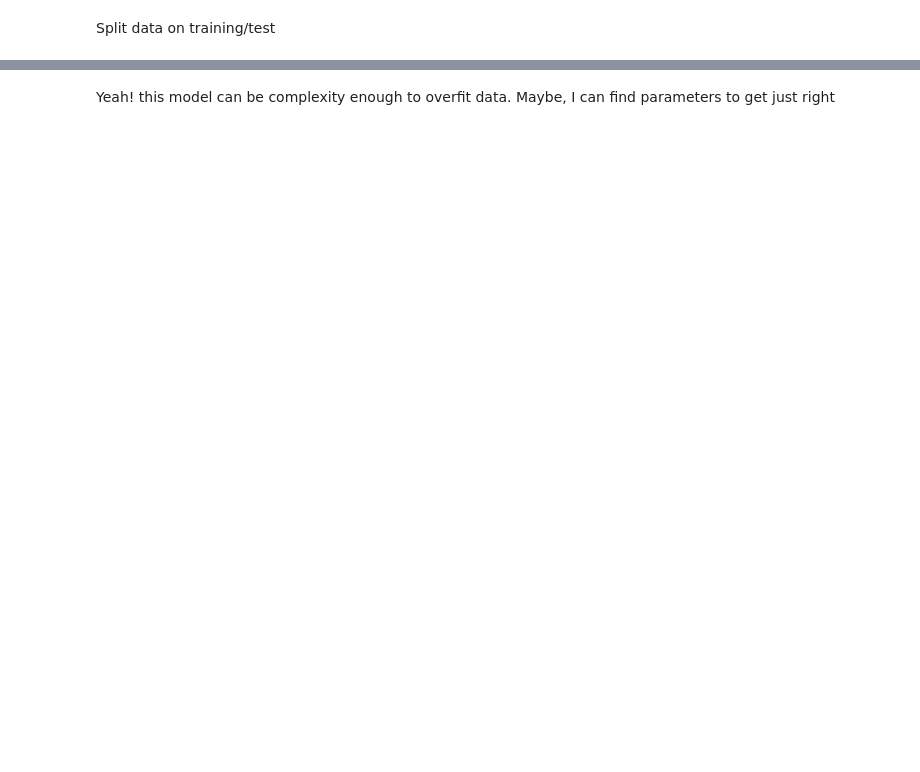
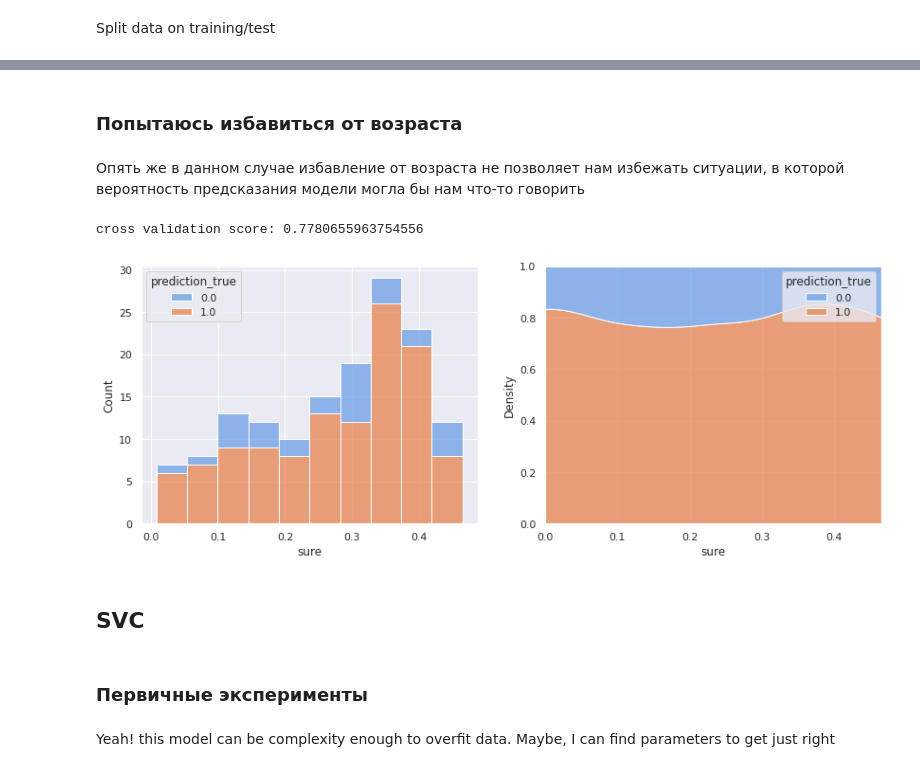
Before and after one commit to VsevolodKozlov-git/kaggle-titanic-competition, a Jupyter notebook: main.ipynb, the cells around one changed output, grey strips where cells are left out. Drawn from its saved outputs; the diff is of its cells as text; code cells hidden in the pictures; blank space fills up the shorter version.

```diff
--- a/main.ipynb
+++ b/main.ipynb
@@ -461,3 +390,29 @@ covariance.style.background_gradient(cmap='coolwarm').format(precision=2)
+# %% [markdown]
+### Попытаюсь избавиться от возраста
+# %% [markdown]
+Опять же в данном случае избавление от возраста не позволяет нам избежать ситуации, в которой вероятность предсказания модели могла бы нам что-то говорить
+# %%
+df = df_cleaned.drop(labels=['Survived'], axis=1)
+df = pd.get_dummies(df, columns=['SibSp', 'Parch'])
+y = df_cleaned['Survived']
+model = Pipeline([('data_transformer', MinMaxScaler()), ('estimator', LogisticRegression(C=1, max_iter=1e3))])
+
+validate_score = cross_validate(X=df,
+                                y=y,
+                                estimator=model, cv=5)
+print('cross validation score:', validate_score['test_score'].mean())
+
+X_train, X_test, y_train, y_test = train_test_split(df, y, train_size=0.5)
+model.fit(X_train, y_train)
+tools.plot_model_accuracy_against_probability(model, X_test, y_test)
+plt.show()
+# %% [output]
+cross validation score: 0.7780655963754556
+[figure, added]
+# %% [markdown]
+## SVC
+# %% [markdown]
+### Первичные эксперименты
 # %%
 from sklearn.svm import SVC
 # %%
```
Also changed, not shown: parts of 116 cells of this notebook, 6 other files.
